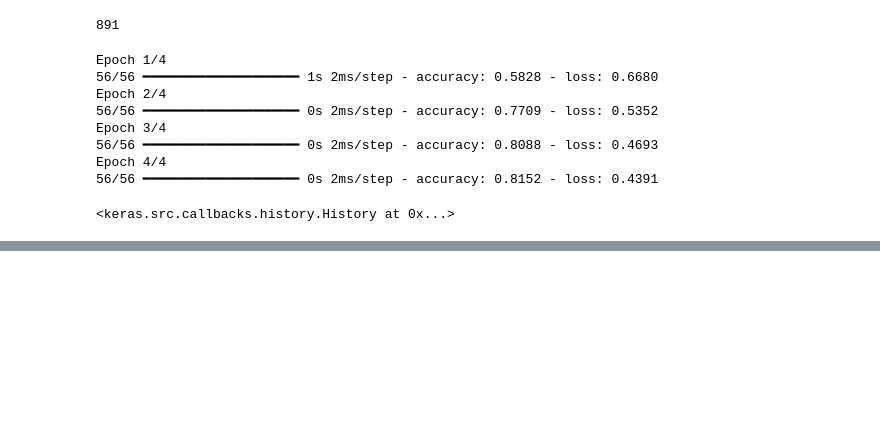
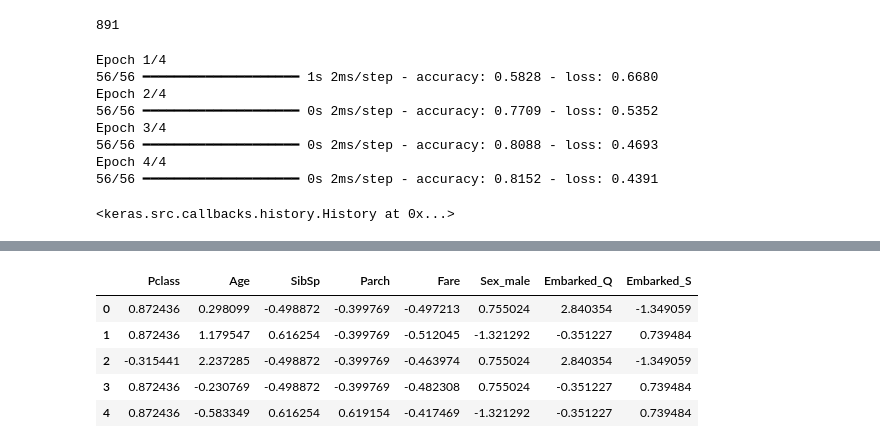
Before and after one commit to cwh611/kaggle, a Jupyter notebook: titanic/main.ipynb, the cells around one changed output, grey strips where cells are left out. Saved outputs shown, nothing was run; the diff lists cells and outputs as text; code cells hidden in the pictures; blank space fills up the shorter version.

```diff
--- a/titanic/main.ipynb
+++ b/titanic/main.ipynb
@@ -179,3 +179,7 @@ Epoch 3/4
 Epoch 4/4
 56/56 ━━━━━━━━━━━━━━━━━━━━ 0s 2ms/step - accuracy: 0.8152 - loss: 0.4391
 <keras.src.callbacks.history.History at 0x...>
+# %%
+test_df = pd.read_csv('test.csv')
+# %%
+x_test = test_df.drop(labels=['PassengerId', 'Name', 'Ticket', 'Cabin'], axis=1)
@@ -181,0 +195,13 @@ Epoch 4/4
+# %%
+x_test = pd.get_dummies(x_test, columns=["Sex", "Embarked"], drop_first=True)
+# %%
+x_test = (x_test - x_test.mean()) / x_test.std()
+# %%
+x_test.head()
+# %% [output]
+|  | Pclass | Age | SibSp | Parch | Fare | Sex_male | Embarked_Q | Embarked_S |
+| 0 | 0.872436 | 0.298099 | -0.498872 | -0.399769 | -0.497213 | 0.755024 | 2.840354 | -1.349059 |
+| 1 | 0.872436 | 1.179547 | 0.616254 | -0.399769 | -0.512045 | -1.321292 | -0.351227 | 0.739484 |
+| 2 | -0.315441 | 2.237285 | -0.498872 | -0.399769 | -0.463974 | 0.755024 | 2.840354 | -1.349059 |
+| 3 | 0.872436 | -0.230769 | -0.498872 | -0.399769 | -0.482308 | 0.755024 | -0.351227 | 0.739484 |
+| 4 | 0.872436 | -0.583349 | 0.616254 | 0.619154 | -0.417469 | -1.321292 | -0.351227 | 0.739484 |
```
Also changed, not shown: parts of 12 cells of this notebook, 2 other files.
